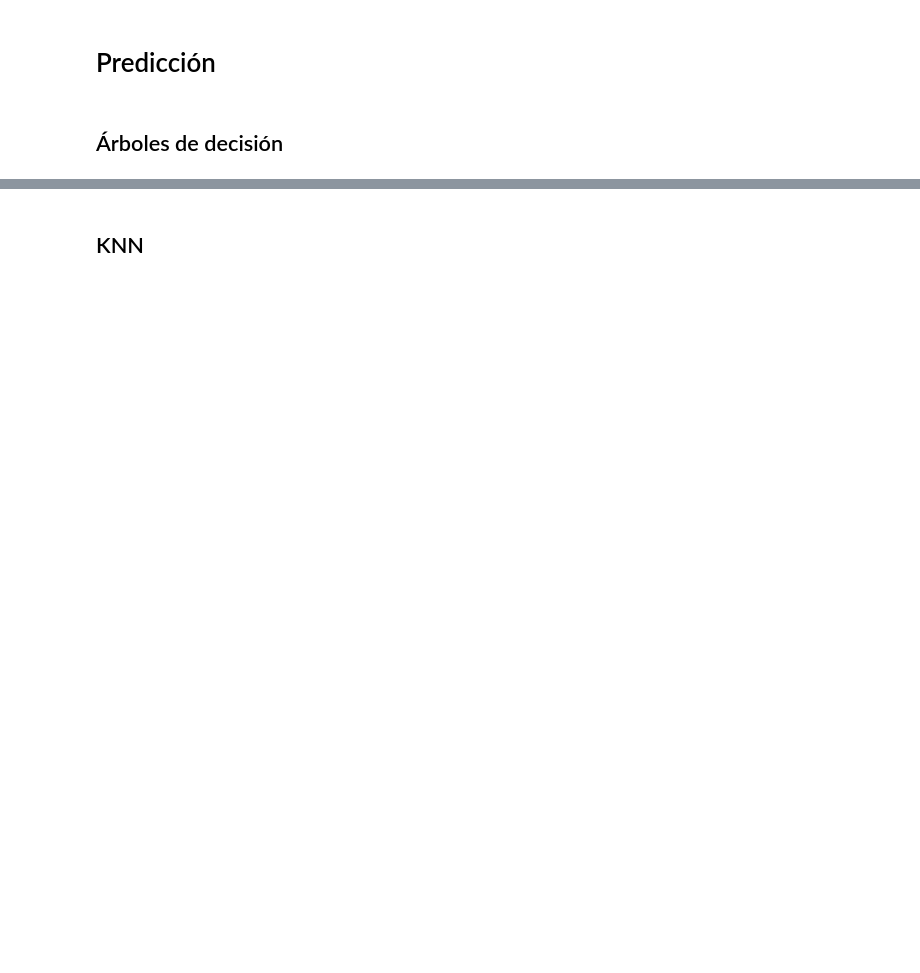
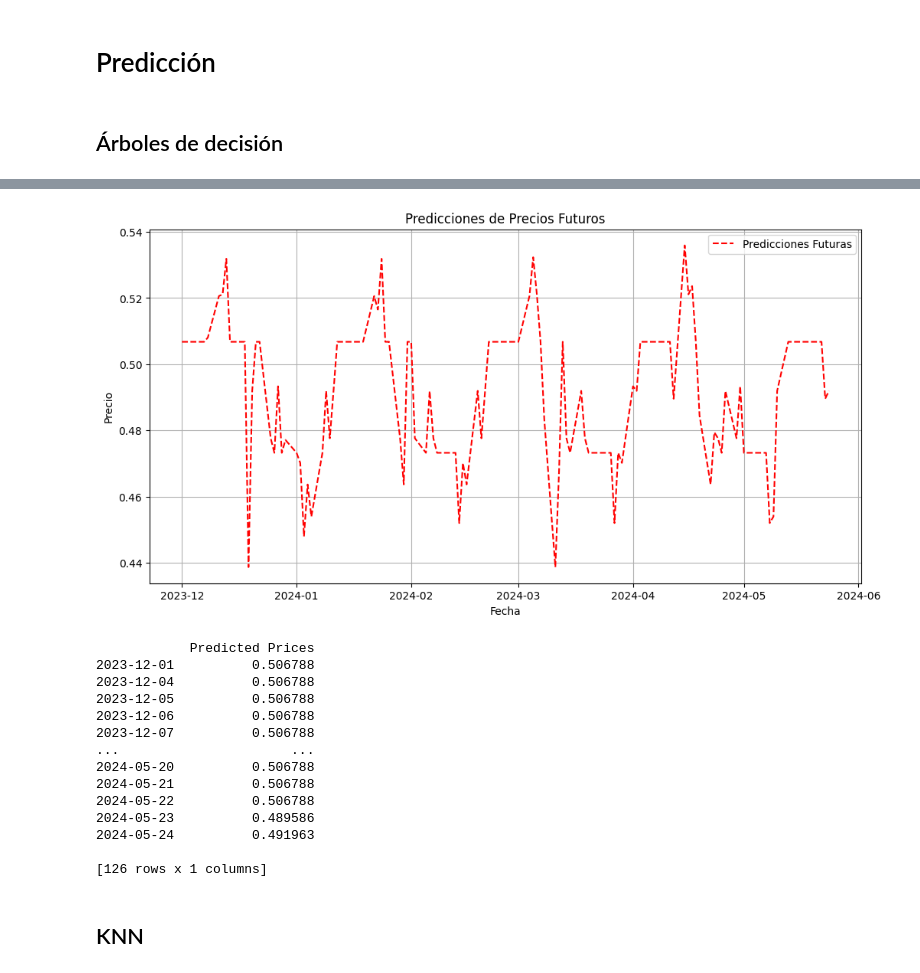
Before and after one commit to JesusAndresOssaPerez/TFM_SeriesdeTiempo, a Jupyter notebook: principal.ipynb, the cells around one changed output, grey strips where cells are left out. Saved outputs shown, nothing was run; the diff lists cells and outputs as text; code cells hidden in the pictures; blank space fills up the shorter version.

```diff
--- a/principal.ipynb
+++ b/principal.ipynb
@@ -563,3 +655,33 @@ MAE promedio utilizando validación cruzada en el conjunto de entrenamiento: 0.0
+# %%
+# Graficar solo las predicciones
+import matplotlib.pyplot as plt
+
+plt.figure(figsize=(12, 6))
+plt.plot(forecast_df.index, forecast_df['Predicted Prices'], label='Predicciones Futuras', color='red', linestyle='--')
+plt.xlabel('Fecha')
+plt.ylabel('Precio')
+plt.title('Predicciones de Precios Futuros')
+plt.legend()
+plt.grid(True)
+plt.show()
+
+print(forecast_df)
+# %% [output]
+[figure, added]
+            Predicted Prices
+2023-12-01          0.506788
+2023-12-04          0.506788
+2023-12-05          0.506788
+2023-12-06          0.506788
+2023-12-07          0.506788
+...                      ...
+2024-05-20          0.506788
+2024-05-21          0.506788
+2024-05-22          0.506788
+2024-05-23          0.489586
+2024-05-24          0.491963
+
+[126 rows x 1 columns]
 # %% [markdown]
 ## KNN
 # %%
```
Also changed, not shown: parts of 25 cells of this notebook.
